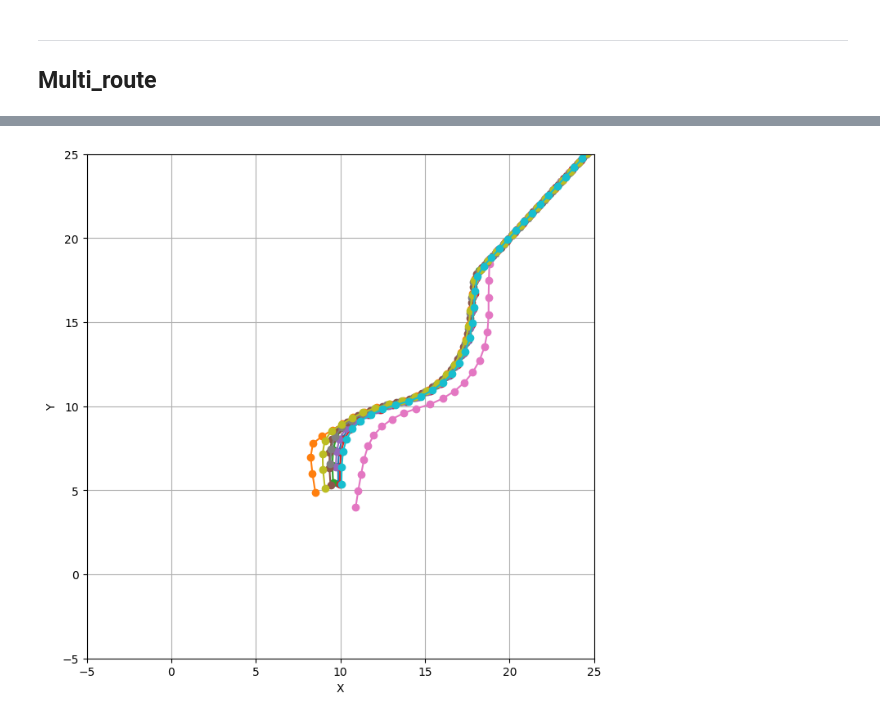
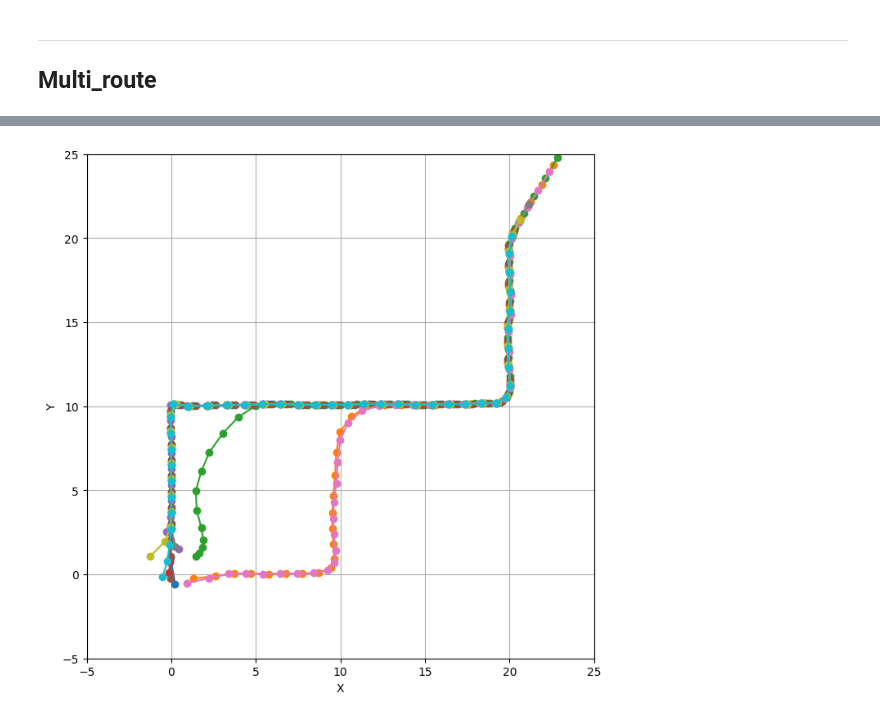
Before and after one commit to zipping-suger/MultiModLearn, a Jupyter notebook: note.ipynb, the cells around one changed output, grey strips where cells are left out. Saved outputs shown, nothing was run; the diff lists cells and outputs as text; code cells hidden in the pictures.

```diff
--- a/note.ipynb
+++ b/note.ipynb
@@ -1171,7 +1248,7 @@ path_generator.draw()
 # %%
 # Prepare the dataset
-num_paths = 100
-full_obs_dataset, full_action_dataset = path_generator.get_memoryless_dataset(num_paths,(0.5,0,0.5))
+num_paths = 200
+full_obs_dataset, full_action_dataset = path_generator.get_memoryless_dataset(num_paths,(0.5,0,5))
 
 device = torch.device('cuda' if torch.cuda.is_available() else 'cpu')
 
@@ -1251,8 +1328,8 @@ def generate_trajectory(mlp, start_obs, num_steps):
 
 # Generate N trajectory around start_obs and plot it
 N = 10
-num_steps = 40
-start_obs = torch.tensor([[0,0]], dtype=torch.float32).to(device)
+num_steps = 45
+start_obs = torch.tensor([[10,10]], dtype=torch.float32).to(device)
 trajectories = []
 
 for _ in range(N):
@@ -1280,9 +1357,9 @@ class Generator(nn.Module):
         self.latent_size = input_size
         self.model = nn.Sequential(
             nn.Linear(input_size + condition_size, hidden_size),
-            nn.ReLU(),
+            nn.LeakyReLU(0.2, inplace=True),
             nn.Linear(hidden_size, hidden_size),
-            nn.ReLU(),
+            nn.LeakyReLU(0.2, inplace=True),
             nn.Linear(hidden_size, output_size)
         )
 
@@ -1290,17 +1367,21 @@ class Generator(nn.Module):
         x = torch.cat([x, condition], dim=1)
         return self.model(x)
 
-# Discriminator modified to output raw logits instead of sigmoid
 class Discriminator(nn.Module):
     def __init__(self, input_size, hidden_size, output_size, condition_size):
         super(Discriminator, self).__init__()
         self.model = nn.Sequential(
             nn.Linear(input_size + condition_size, hidden_size),
-            nn.ReLU(),
+            nn.LeakyReLU(0.2, inplace=True),
+            nn.Dropout(0.3),
             nn.Linear(hidden_size, hidden_size),
-            nn.ReLU(),
-            nn.Linear(hidden_size, output_size)
-            # Removed sigmoid to get raw logits
+            nn.LeakyReLU(0.2, inplace=True),
+            nn.Dropout(0.3),
+            nn.Linear(hidden_size, hidden_size),
+            nn.LeakyReLU(0.2, inplace=True),
+            nn.Dropout(0.3),
+            nn.Linear(hidden_size, output_size),
+            nn.Sigmoid()
         )
 
     def forward(self, x, condition):
@@ -1313,18 +1394,18 @@ def compute_discriminator_loss(discriminator, real_samples, fake_samples, condit
     d_real = discriminator(real_samples, condition)
     d_fake = discriminator(fake_samples, condition)
 
-    log_prob_real = torch.log(torch.sigmoid(d_real) + 1e-10)
-    log_prob_fake = torch.log(1 - torch.sigmoid(d_fake) + 1e-10)
+    log_prob_real = torch.log(d_real + 1e-10)
+    log_prob_fake = torch.log(1 - d_fake + 1e-10)
 
     loss = -(torch.mean(log_prob_real) + torch.mean(log_prob_fake))
 
-    return loss, torch.mean(torch.sigmoid(d_real)), torch.mean(torch.sigmoid(d_fake))
+    return loss, torch.mean(d_real), torch.mean(d_fake)
 
 
 def compute_generator_loss(discriminator, fake_samples, condition):
     """Compute generator loss using log probabilities as per the formula"""
     d_fake = discriminator(fake_samples, condition)
-    loss = -torch.mean(torch.log(torch.sigmoid(d_fake) + 1e-10))
+    loss = -torch.mean(torch.log(d_fake + 1e-10))
     return loss
 
 def train(dataloader, generator, discriminator, optimizer_g, optimizer_d, num_epochs):
@@ -1335,7 +1416,7 @@ def train(dataloader, generator, discriminator, optimizer_g, optimizer_d, num_ep
             y_target = batch_y.to(device)
 
             # Step 1: Update discriminator
-            for _ in range(5):  # Can adjust number of discriminator updates per generator update
+            for _ in range(10):  # Can adjust number of discriminator updates per generator update
                 # Draw noise samples
                 z = torch.randn(x_input.size(0), generator.latent_size).to(device)
                 # Generate fake samples
@@ -1364,7 +1445,7 @@ def train(dataloader, generator, discriminator, optimizer_g, optimizer_d, num_ep
 
 
 # Hyperparameters
-latent_size = 0
+latent_size = 10
 hidden_size = 64
 output_size = 2
 condition_size = 2
@@ -1603,32 +1684,32 @@ def generate_trajectory(generator, start_obs, num_steps):
 
         # Update the observation
         current_obs = current_obs + fake_y_target
 
         # Append to the trajectory
         trajectory.append(current_obs.squeeze().cpu().detach().numpy())
 
     return np.array(trajectory)
 
 # Generate N trajectory around start_obs and plot it
 N = 10
 num_steps = 40
-start_obs = torch.tensor([[10,5]], dtype=torch.float32).to(device)
+start_obs = torch.tensor([[0, 0]], dtype=torch.float32).to(device)
 trajectories = []
 
 for _ in range(N):
     jittered_start_obs = start_obs + 1 * torch.randn_like(start_obs)
     trajectory = generate_trajectory(ebgan_generator, jittered_start_obs, num_steps)
     trajectories.append(trajectory)
 
 # Plot the generated trajectories
 plt.figure(figsize=(8, 8))
 for trajectory in trajectories:
     plt.plot(trajectory[:, 0], trajectory[:, 1], marker='o')
 plt.xlim(-5, 25)
 plt.ylim(-5, 25)
 plt.xlabel('X')
 plt.ylabel('Y')
 plt.grid()
 plt.show()
 # %% [output]
-[figure, old version]
+[figure, new version]
```
Also changed, not shown: parts of 12 cells of this notebook, 3 other files.
